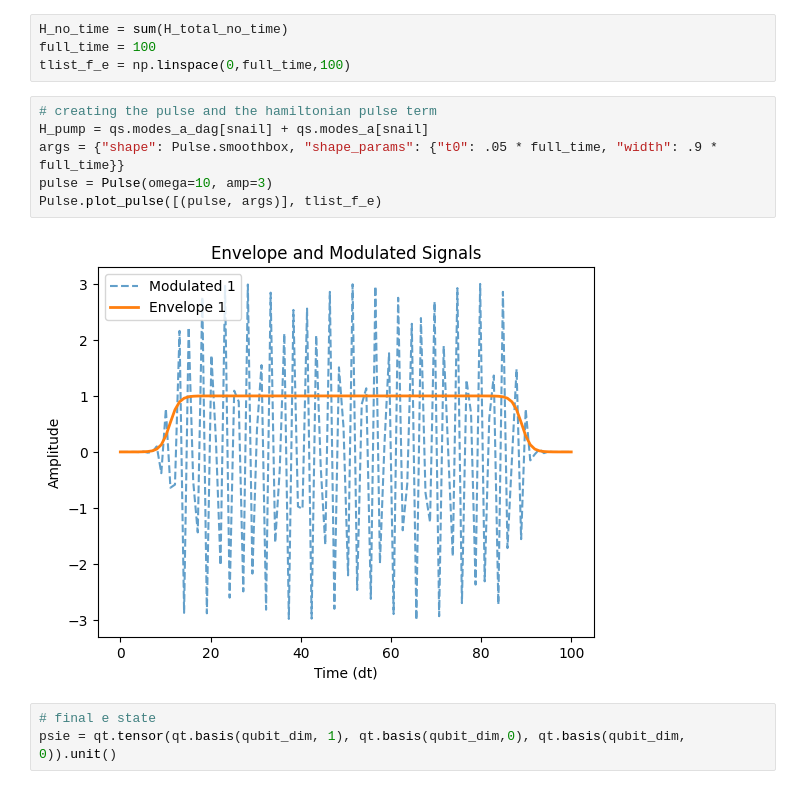
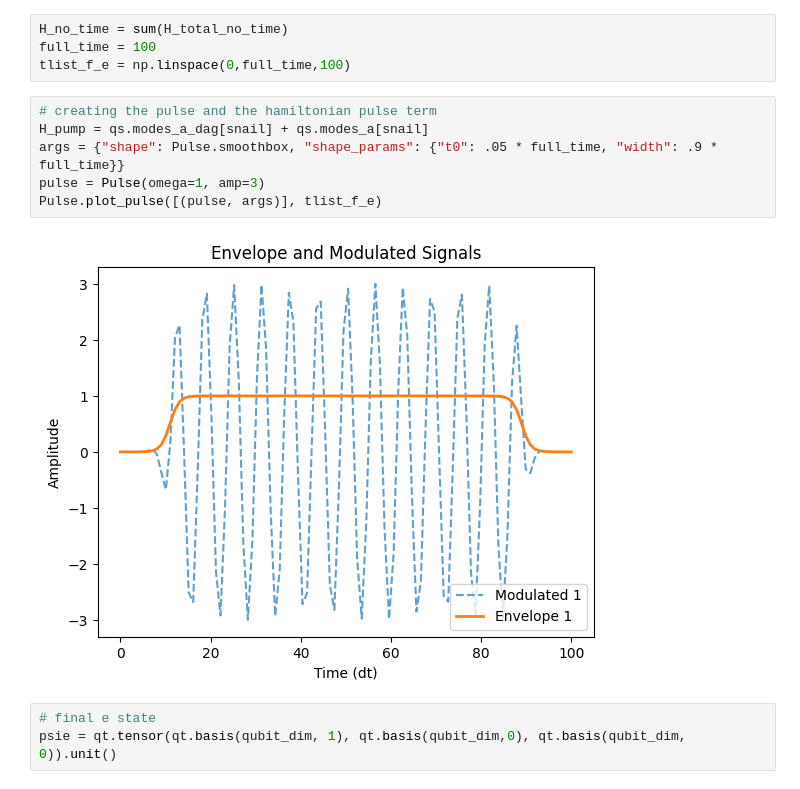
Before and after one commit to Pitt-JonesLab/quantum_logical, a Jupyter notebook: src/notebooks/error_correction/05_trial_with_qutrit.ipynb, the cells around one changed output. Drawn from its saved outputs; the diff is of its cells as text.

```diff
--- a/src/notebooks/error_correction/05_trial_with_qutrit.ipynb
+++ b/src/notebooks/error_correction/05_trial_with_qutrit.ipynb
@@ -105,11 +105,11 @@ tlist_f_e = np.linspace(0,full_time,100)
 # %%
 # creating the pulse and the hamiltonian pulse term
 H_pump = qs.modes_a_dag[snail] + qs.modes_a[snail]
 args = {"shape": Pulse.smoothbox, "shape_params": {"t0": .05 * full_time, "width": .9 * full_time}}
-pulse = Pulse(omega=10, amp=3)
+pulse = Pulse(omega=1, amp=3)
 Pulse.plot_pulse([(pulse, args)], tlist_f_e)
 # %% [output]
-[figure, old version]
+[figure, new version]
 # %%
 # final e state
 psie = qt.tensor(qt.basis(qubit_dim, 1), qt.basis(qubit_dim,0), qt.basis(qubit_dim, 0)).unit()
```
Also changed, not shown: 6 other files.
